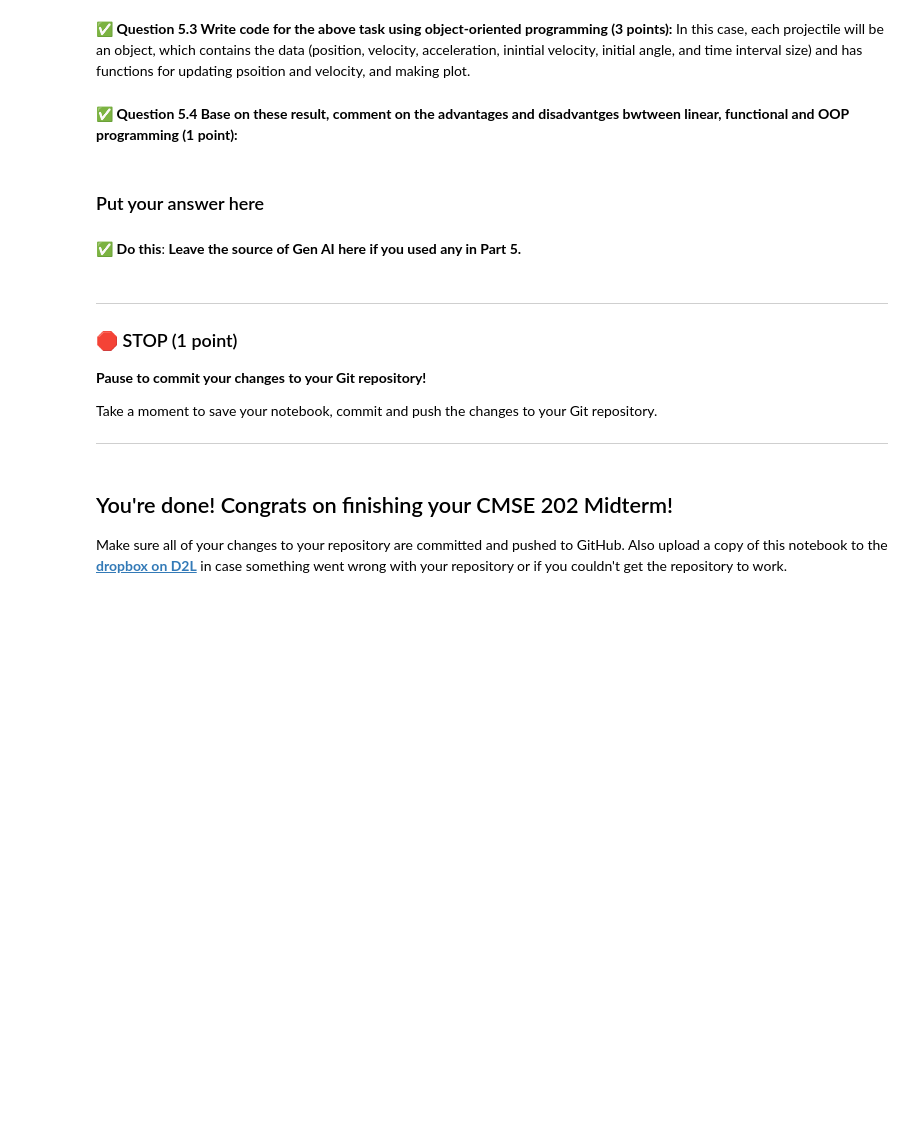
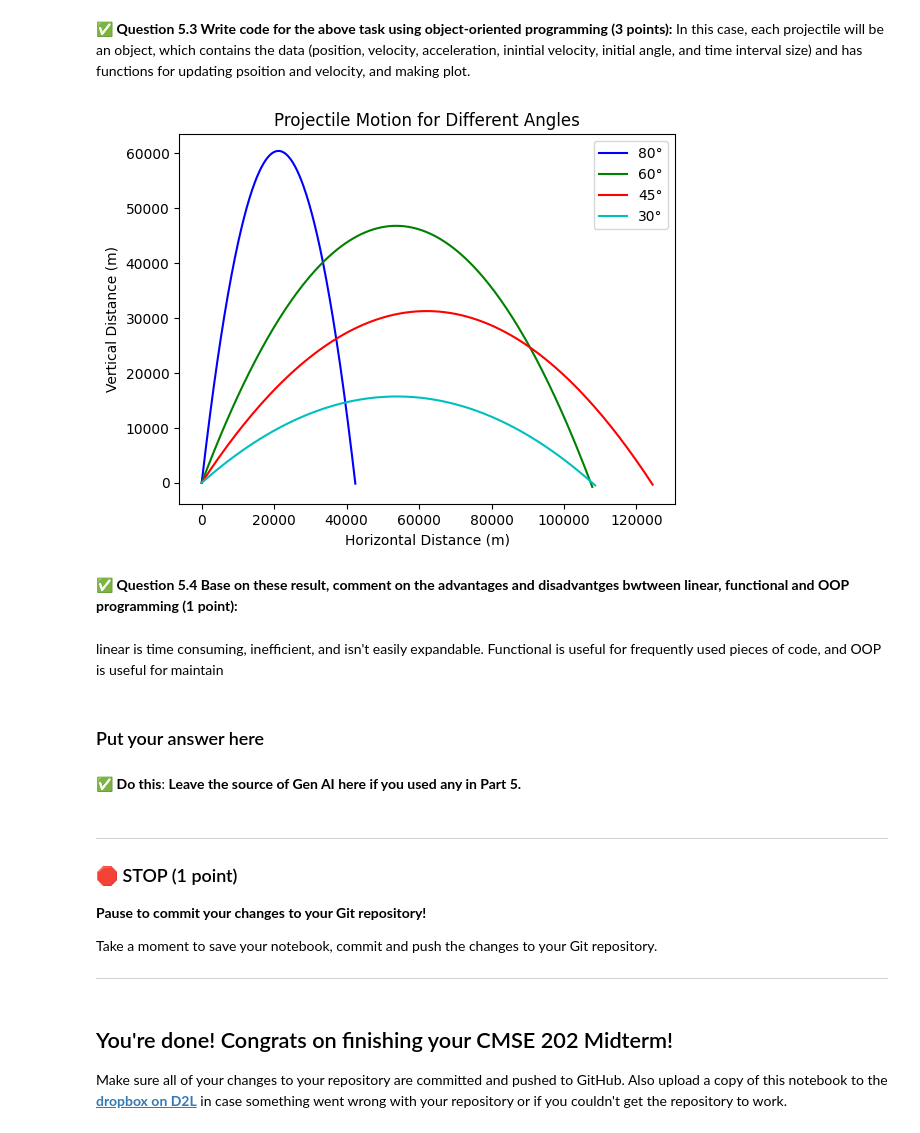
Before and after one commit to KinghamRMSU/CMSE202-f25-turnin, a Jupyter notebook: midterm/CMSE202-Midterm-Section003-STUDENT.ipynb, the cells around one changed output. Cells and saved outputs as stored; diff of their text form; code cells hidden in the pictures; blank space fills up the shorter version.

```diff
--- a/midterm/CMSE202-Midterm-Section003-STUDENT.ipynb
+++ b/midterm/CMSE202-Midterm-Section003-STUDENT.ipynb
@@ -836,9 +895,66 @@ plt.plot(xp,yp,c='b')
 # %%
 ### Put your code here
 
+import math
+import matplotlib.pyplot as plt
+
 class Projectile:
+    def __init__(self, v0, theta, ax=0, ay=-9.81, dt=1):
+        self.v0 = v0
+        self.theta = theta
+        self.ax = ax
+        self.ay = ay
+        self.dt = dt
+        self.vx = v0 * math.cos(math.radians(theta))
+        self.vy = v0 * math.sin(math.radians(theta))
+        self.x = 0
+        self.y = 0
+        self.xp = [self.x]
+        self.yp = [self.y]
+
+    def update_velocity(self):
+        self.vx += self.ax * self.dt
+        self.vy += self.ay * self.dt
+
+    def update_position(self):
+        self.x += self.vx * self.dt
+        self.y += self.vy * self.dt
+        self.xp.append(self.x)
+        self.yp.append(self.y)
+
+    def simulate(self):
+        for t in range(500):
+            self.update_position()
+            self.update_velocity()
+            if self.y < 0:
+                break
+
+    def plot(self, color, label):
+        plt.plot(self.xp, self.yp, c=color, label=label)
+
+# Main code
+angles = [80, 60, 45, 30]
+colors = ['b', 'g', 'r', 'c']
+labels = [f'{theta}°' for theta in angles]
+
+v0 = 1100
+projectiles = [Projectile(v0, theta) for theta in angles]
+
+for projectile, color, label in zip(projectiles, colors, labels):
+    projectile.simulate()
+    projectile.plot(color, label)
+
+plt.xlabel('Horizontal Distance (m)')
+plt.ylabel('Vertical Distance (m)')
+plt.title('Projectile Motion for Different Angles')
+plt.legend()
+plt.show()
+# %% [output]
+[figure, added]
 # %% [markdown]
 &#9989; **Question 5.4 Base on these result, comment on the advantages and disadvantges bwtween linear, functional and OOP programming (1 point):**
+# %% [markdown]
+linear is time consuming, inefficient, and isn't easily expandable. Functional is useful for frequently used pieces of code, and OOP is useful for maintain
 # %% [markdown]
 ### Put your answer here
 # %% [markdown]
```
Also changed, not shown: parts of 3 cells of this notebook.
